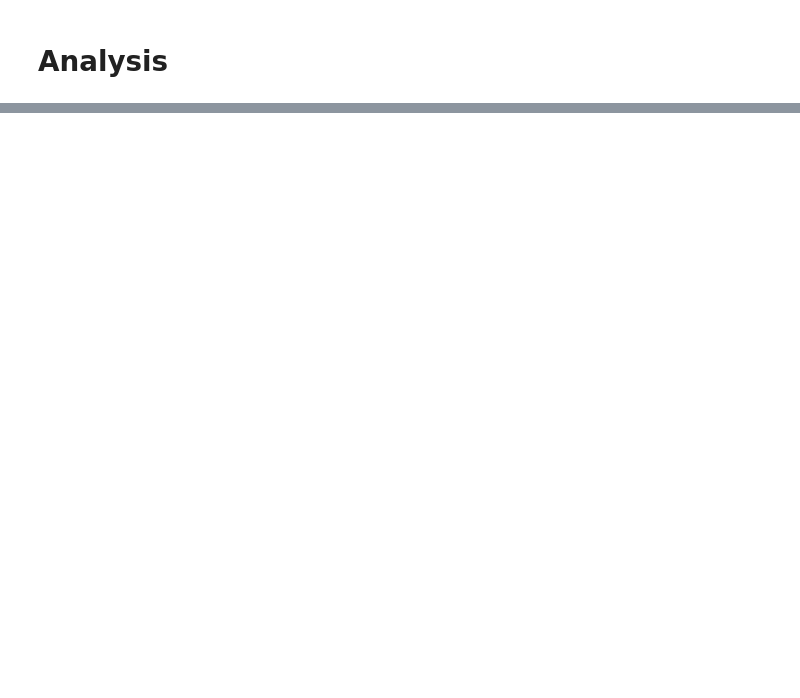
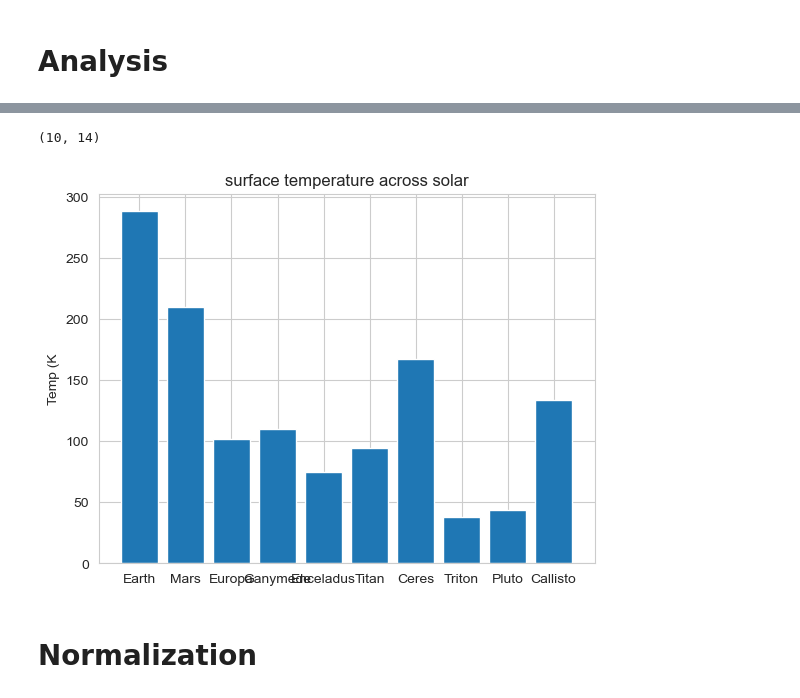
Before and after one commit to DataxEnv/astrobio-habitability-index, a Jupyter notebook: Untitled.ipynb, the cells around one changed output, grey strips where cells are left out. Saved outputs shown, nothing was run; the diff lists cells and outputs as text; code cells hidden in the pictures; blank space fills up the shorter version.

```diff
--- a/Untitled.ipynb
+++ b/Untitled.ipynb
@@ -7,3 +7,34 @@ import matplotlib.pyplot as plt
 import seaborn as sns
 
 sns.set_style('whitegrid')
+# %%
+data = {
+    'world': ['Earth','Mars','Europa','Ganymede','Enceladus','Titan','Ceres','Triton','Pluto','Callisto'],
+
+    #physical props
+    'radius_km': [6371, 3389, 1560, 2634, 252, 2575, 473, 1353, 1188, 2410],
+    'gravity': [9.81, 3.71, 1.31, 1.43, 0.113, 1.35, 0.27, 0.78, 0.62, 1.24],
+    'surface_temp_k': [288, 210, 102, 110, 75, 94, 167, 38, 44, 134],
+
+    #water/solvent system
+    'subsurface_ocean': [1, 0, 1, 1, 1, 1, 1, 1, 0, 1],
+    'surface_ocean': [1, 0, 0, 0, 0, 0, 0, 0, 0, 0],
+    'hydrocarbon_liquids': [0, 0, 0, 0, 0, 1, 0, 0, 0, 0],
+
+    #energy sources
+    'solar_flux_relative': [1.0, 0.43, 0.04, 0.03, 0.01, 0.01, 0.13, 0.001, 0.0006, 0.03], #amt of sunlight received relative to Earth(1/AU**2)
+    'tidal_heating': [0.05, 0.1, 0.9, 0.5, 0.8, 0.6, 0.1, 0.4, 0.1, 0.2],
+    'radiogenic_heating': [0.8, 0.4, 0.6, 0.7, 0.5, 0.7, 0.4, 0.3, 0.2, 0.6],
+
+    #chemistry
+    'organic_complexity': [5, 2, 3, 3, 4, 5, 2, 3, 3, 2],
+   'redox_disequilibrium' : [5, 2, 5, 4, 5, 3, 1, 2, 1, 3],
+
+    #geophysical activity
+    'tectonics': [1, 0, 1, 1, 1, 0, 0, 1, 0, 0],
+    'hydrothermal_activity': [1, 0, 1, 1, 1, 1, 0, 1, 0, 1],
+
+}
+
+df = pd.DataFrame(data)
+df
@@ -9,0 +73,14 @@ sns.set_style('whitegrid')
+# %%
+df.shape
+# %% [output]
+(10, 14)
+# %%
+plt.figure()
+plt.bar(df['world'], df['surface_temp_k'])
+plt.title('surface temperature across solar')
+plt.ylabel('Temp (K')
+plt.show()
+# %% [output]
+[figure, added]
+# %% [markdown]
+# Normalization
```
Also changed, not shown: parts of 16 cells of this notebook.
